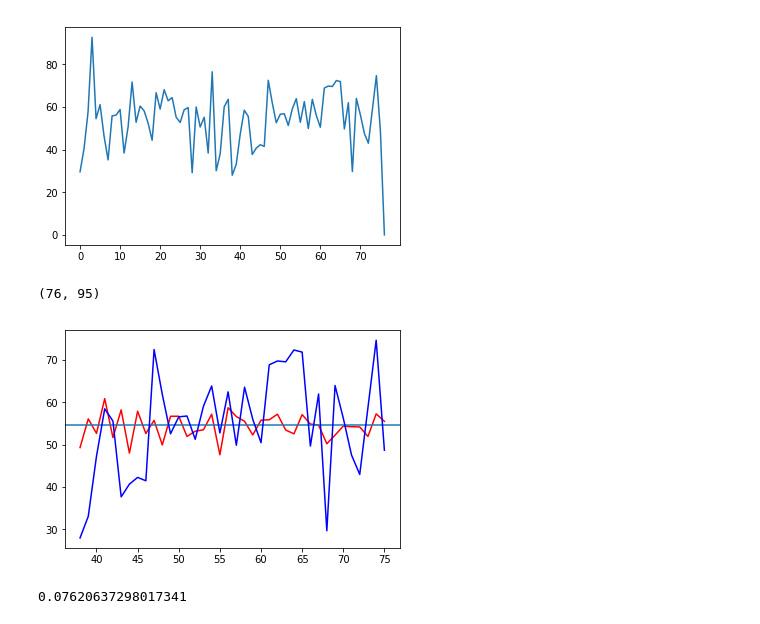
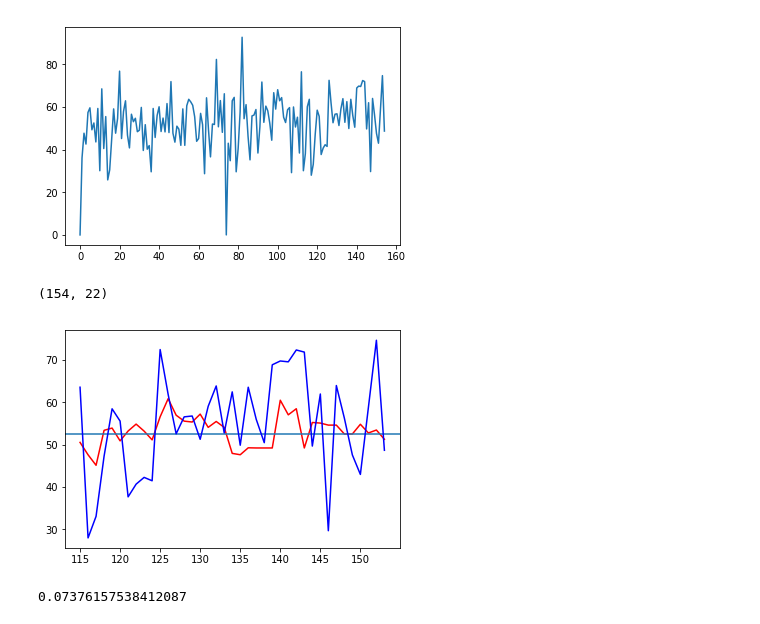
Before and after one commit to r-rb/nba_fantasy_prediction, a Jupyter notebook: notebooks/CreateInputFeaturesTheSequel.ipynb, the cells around one changed output. Cells and saved outputs as stored; diff of their text form; code cells hidden in the pictures.

Commit message:
Add grid search code, add nfl feature generator, add extra season of data collection for lebron

```diff
--- a/notebooks/CreateInputFeaturesTheSequel.ipynb
+++ b/notebooks/CreateInputFeaturesTheSequel.ipynb
@@ -51,2 +57,41 @@ def create_input_features(pid, n, df, feats):
 
     return X, y
+# %%
+def create_input_features_average(pid, df, feats):
+    seasons = ["2016-2017","2017-2018"]
+
+    rows = df.loc[ (df['player_id'] == pid) & (df['season'].isin(seasons))]
+    rows = rows.sort_values("game_date")
+
+    X = np.zeros((len(rows) -1, (len(feats))+len(matchup_features)))
+    y = np.zeros(len(rows) -1 )
+    for i in range(1, (len(rows) - 1)):
+        average_rows = rows.loc[(rows.game_date<rows.iloc[i].game_date) & (rows.season == rows.iloc[i].season)]
+        #X[(i - n),0] = pid
+
+        if len(average_rows) > 0:
+            for a,feat in enumerate(feats):
+                X[i,a] = np.average(average_rows[feat].tolist())
+
+            for b,mufeat in enumerate(matchup_features):
+                #Calculate matchup statistics
+                current_game = df.iloc[i].game_id
+                pids = df.loc[df.game_id == current_game].player_id
+                for pid in pids:
+
+                    fp_opp = []
+                    min_opp = []
+                    if rows.iloc[i].season == "2016-2017":
+                        x = df2.loc[(df2.player_id =='2544') & (df2.player_vs_id == pid) & (df2.season == '2015-16')]
+                    else:
+                        x = df2.loc[(df2.player_id =='2544') & (df2.player_vs_id == pid) & (df2.season == '2016-17')]
+                    if len(x)>0:
+                        fp_opp.append(x[mufeat].values[0])
+
+                    if (len(fp_opp) > 0):
+                        feature_average = np.average(fp_opp)
+                        X[i, len(feats)+(b)] = feature_average
+
+            y[i] = rows.iloc[i]["fantasy_points"]
+
+    return X, y
@@ -53,36 +132,39 @@ def create_input_features(pid, n, df, feats):
 # %%
-X, y = create_input_features('2544', 5, df, features)
+X, y = create_input_features_average('2544', df, features)
 lebron_dict = {}
 lebron_dict["X"] = X
 lebron_dict["y"] = y
 
 with open('lebron_2018.pkl', 'wb') as fp:
     pickle.dump(lebron_dict, fp, protocol=pickle.HIGHEST_PROTOCOL)
 
 
 plt.plot([i for i in range(len(y))],y)
 plt.show()
 # %% [output]
-[figure, old version]
+[figure, new version]
 # %%
 with open('lebron_2018.pkl', 'rb') as fp:
     lebron = pickle.load(fp)
 
-scaler = StandardScaler()
+
 
 X = lebron["X"]
 y = lebron["y"]
-
-X = scaler.fit_transform(X,y)
-X = X[:-1]
-y = y[:-1]
-print(np.shape(X))
-# %% [output]
-(76, 95)
+# %%
+scaler = StandardScaler()
+X = scaler.fit_transform(X,y)
+#X = X[:-1]
+#y = y[:-1]
+X = X[1:]
+y = y[1:]
+print(np.shape(X))
+# %% [output]
+(154, 22)
 # %%
 from sklearn.ensemble import RandomForestRegressor
-regr = RandomForestRegressor(max_depth=20, random_state=0,n_estimators=1000,criterion = 'mae',n_jobs =8,max_features=25)
-train_split = 2/4
+regr = RandomForestRegressor(max_depth=20, random_state=0,n_estimators=10,criterion = 'mae',n_jobs =8,max_features=10)
+train_split = 3/4
 train_n = int(len(y)*train_split)
 regr.fit(X[:train_n],y[:train_n])
 
@@ -92,5 +174,5 @@ plt.plot(list(range(train_n,len(y))),y[train_n:],'b')
 plt.show()
 print(regr.score(X[train_n:],y[train_n:]))
 # %% [output]
-[figure, old version]
+[figure, new version]
-0.07620637298017341
+0.07376157538412087
```
Also changed, not shown: parts of 4 cells of this notebook, 6 other files.
